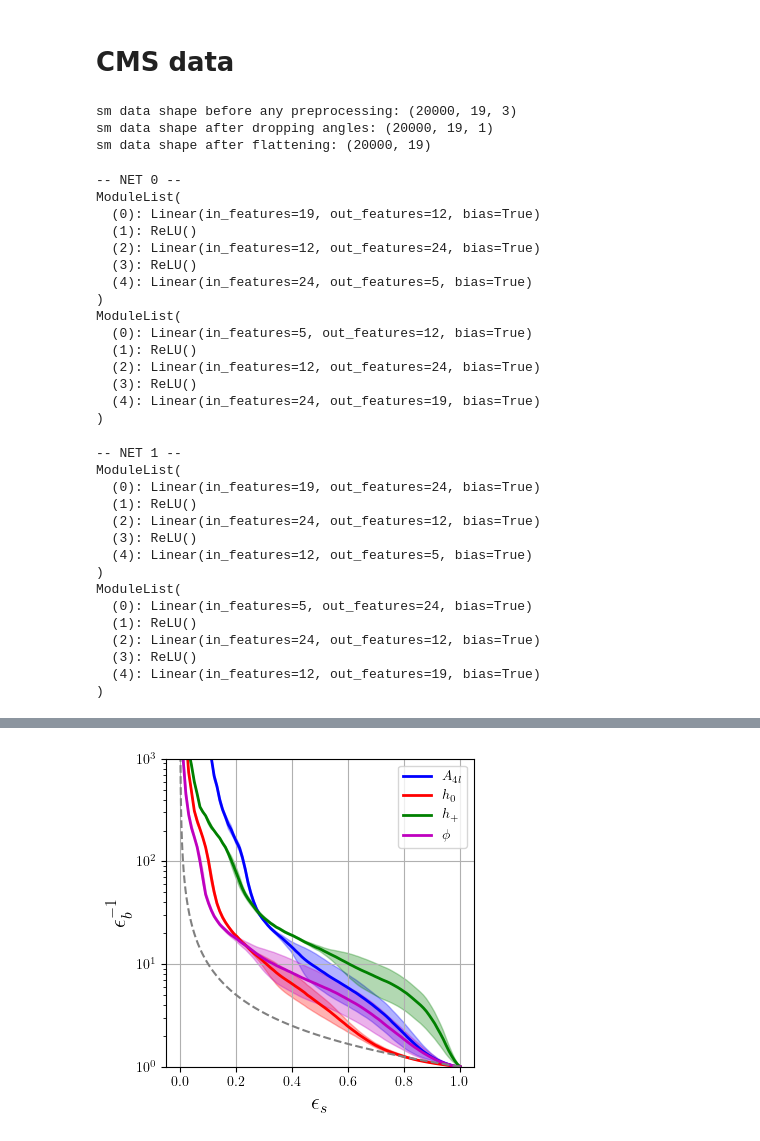
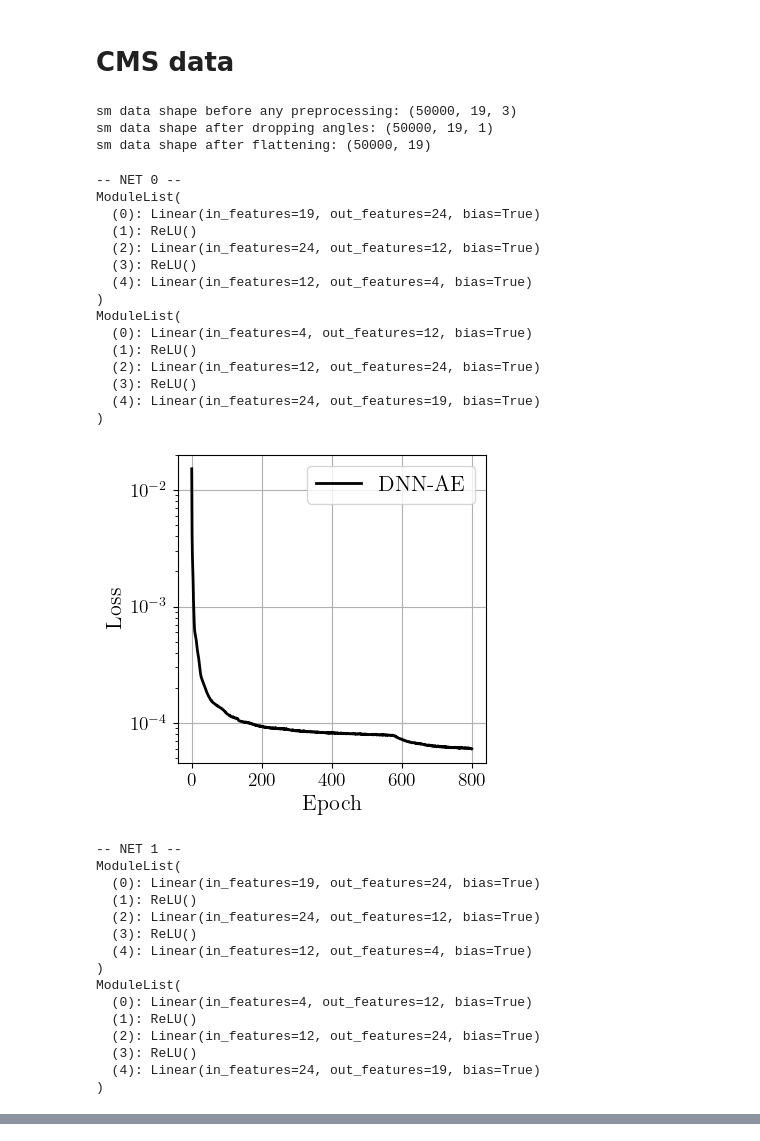
Before and after one commit to bmdillon/snn-autoencoders, a Jupyter notebook: dnn-autoencoder.ipynb, the cells around one changed output, grey strips where cells are left out. Saved outputs shown, nothing was run; the diff lists cells and outputs as text; code cells hidden in the pictures.

```diff
--- a/dnn-autoencoder.ipynb
+++ b/dnn-autoencoder.ipynb
@@ -43,11 +43,11 @@ from dataset import cdataset
 # %% [markdown]
 # CMS data
 # %%
-data = get_cms_data( num_events_per_class=20000, add_one_hot=False, drop_angles=True, pt_norm_method="max_per_category" )
+data = get_cms_data( num_events_per_class=50000, add_one_hot=False, drop_angles=True, pt_norm_method="max_per_category", pt_offset=0.1 )
 # %% [output]
-sm data shape before any preprocessing: (20000, 19, 3)
-sm data shape after dropping angles: (20000, 19, 1)
-sm data shape after flattening: (20000, 19)
+sm data shape before any preprocessing: (50000, 19, 3)
+sm data shape after dropping angles: (50000, 19, 1)
+sm data shape after flattening: (50000, 19)
 # %%
 sm_dataset = cdataset( data["sm"], labels=np.zeros( data["sm"].shape[0] ) )
 h0_dataset = cdataset( np.concatenate( [data["sm"],data["h0"]], axis=0 ), labels=np.concatenate( [np.zeros(data["sm"].shape[0]),np.ones(data["h0"].shape[0])] ) )
@@ -63,13 +63,15 @@ test_loader_hc = DataLoader( hc_dataset, batch_size=batch_size, shuffle=True, dr
 test_loader_a4l = DataLoader( a4l_dataset, batch_size=batch_size, shuffle=True, drop_last=True )
 test_loader_lq = DataLoader( lq_dataset, batch_size=batch_size, shuffle=True, drop_last=True )
 # %%
-def full_dnn_run( run_name, input_dim, layers, latent_dim, lr, num_epochs, num_nets ):
+def full_dnn_run( run_name, input_dim, layers, latent_dim, lr, num_epochs, quant, qpr, num_nets ):
     os.mkdir(run_name)
     save_args = {    "input_dim":input_dim,
                 "layers":layers,
                 "latent_dim":latent_dim,
                 "lr":lr,
                 "num_epochs":num_epochs,
+                "quant":quant,
+                "qpr": qpr,
                 "num_nets":num_nets
            }
     with open( run_name + '/args.yaml', 'w' ) as f:
@@ -78,6 +80,8 @@ def full_dnn_run( run_name, input_dim, layers, latent_dim, lr, num_epochs, num_n
                 "layers":layers,
                 "latent_dim":latent_dim,
                 "lr":lr,
+                "quant":quant,
+                "qpr": qpr,
            }
     labels = {"A4l":'$A_{4l}$',"h0":'$h_0$',"hc":'$h_+$',"LQ":'$\phi$'}
     colors = {"A4l":'b',"h0":'r',"hc":'g',"LQ":'m'}
@@ -90,6 +94,7 @@ def full_dnn_run( run_name, input_dim, layers, latent_dim, lr, num_epochs, num_n
     all_inv_fpr_at_0_3 = {"A4l":[],"h0":[],"hc":[],"LQ":[]}
     inv_fpr_at_0_3_mean = {"A4l":[],"h0":[],"hc":[],"LQ":[]}
     inv_fpr_at_0_3_std = {"A4l":[],"h0":[],"hc":[],"LQ":[]}
+    final_losses = []
     for i in range(num_nets):
         print( f'-- NET {i} --')
         net = AE( **run_args )
@@ -100,6 +105,10 @@ def full_dnn_run( run_name, input_dim, layers, latent_dim, lr, num_epochs, num_n
             all_inv_fpr[sig].append(inv_fpr)
             all_auc[sig].append(roc_auc)
             all_inv_fpr_at_0_3[sig].append(inv_fpr_at_0_3)
+        net.plot_loss_epochs( log_yscale=True, savefig=run_name+f"/net_{i}_loss_curve.png", show_plots=True)
+        final_losses.append( net.loss_hist[-1] )
+        with open( run_name+f'/net_{i}_losses.txt', 'w' ) as f:
+            f.write( str([ i for i in net.loss_hist ]) )
     fig, ax = plt.subplots(figsize=(4, 4))
     ax.set_box_aspect(1)
     target_tprs = np.linspace(0, 1, 100)
@@ -127,51 +136,55 @@ def full_dnn_run( run_name, input_dim, layers, latent_dim, lr, num_epochs, num_n
     ax.set_xlabel(r'$\epsilon_s$', fontsize=16)
     ax.set_ylabel(r'$\epsilon_b^{-1}$', fontsize=16)
     ax.set_ylim(1,1000)
-    ax.legend(loc="upper right")
+    ax.tick_params(labelsize=14)
+    ax.legend(loc="upper right", title='DNN-AE', fontsize=14, title_fontsize=14)
     ax.grid(True)
+    mean_final_loss = np.mean( final_losses )
+    std_final_loss = np.std( final_losses )
     for sig in ["A4l","h0","hc","LQ"]:
         print('---')
         print(sig)
         print(f"AUC: {auc_mean[sig]} +/- {auc_std[sig]}")
         print(f"inv_fpr_at_0_3: {inv_fpr_at_0_3_mean[sig]} +/- {inv_fpr_at_0_3_std[sig]}")
         print('---')
-    fig.savefig( run_name+'/roc.png', dpi=400 )
+    fig.savefig( run_name+'/roc.png', dpi=400, bbox_inches="tight" )
     with open( run_name+'/stats.txt', 'w' ) as f:
         for sig in ["A4l","h0","hc","LQ"]:
             f.write( sig + f' - AUC: {auc_mean[sig]} +- {auc_std[sig]}, inv_fpr_0.3: {inv_fpr_at_0_3_mean[sig]} +- {inv_fpr_at_0_3_std[sig]}' + '\n' )
-    with open( run_name+'/losses.txt', 'w' ) as f:
-        f.write( str([ i for i in net.loss_hist ]) )
+        f.write('\n')
+        f.write(f'final loss:  {mean_final_loss} +- {std_final_loss}')
     fig.show()
 # %%
-full_dnn_run( 'dnn_test', data["sm"].shape[-1], [24,12], 5, 0.001, 5, 5 )
+full_dnn_run( 'results/DNNAE-24-12-4-LR001-50k', data["sm"].shape[-1], [24,12], 4, 0.001, 800, False, 8, 5 )
 # %% [output]
 -- NET 0 --
 ModuleList(
-  (0): Linear(in_features=19, out_features=12, bias=True)
+  (0): Linear(in_features=19, out_features=24, bias=True)
   (1): ReLU()
-  (2): Linear(in_features=12, out_features=24, bias=True)
+  (2): Linear(in_features=24, out_features=12, bias=True)
   (3): ReLU()
-  (4): Linear(in_features=24, out_features=5, bias=True)
+  (4): Linear(in_features=12, out_features=4, bias=True)
 )
 ModuleList(
-  (0): Linear(in_features=5, out_features=12, bias=True)
+  (0): Linear(in_features=4, out_features=12, bias=True)
   (1): ReLU()
   (2): Linear(in_features=12, out_features=24, bias=True)
   (3): ReLU()
   (4): Linear(in_features=24, out_features=19, bias=True)
 )
+[figure, new version]
 -- NET 1 --
 ModuleList(
   (0): Linear(in_features=19, out_features=24, bias=True)
   (1): ReLU()
   (2): Linear(in_features=24, out_features=12, bias=True)
   (3): ReLU()
-  (4): Linear(in_features=12, out_features=5, bias=True)
+  (4): Linear(in_features=12, out_features=4, bias=True)
 )
 ModuleList(
-  (0): Linear(in_features=5, out_features=24, bias=True)
+  (0): Linear(in_features=4, out_features=12, bias=True)
   (1): ReLU()
-  (2): Linear(in_features=24, out_features=12, bias=True)
+  (2): Linear(in_features=12, out_features=24, bias=True)
   (3): ReLU()
-  (4): Linear(in_features=12, out_features=19, bias=True)
+  (4): Linear(in_features=24, out_features=19, bias=True)
 )
@@ -242,2 +259 @@ inv_fpr_at_0_3: 11.234633349259875 +/- 2.7799575781572914
 ---
-[figure, old version]
```
Also changed, not shown: parts of 2 cells of this notebook, 3 other files.
